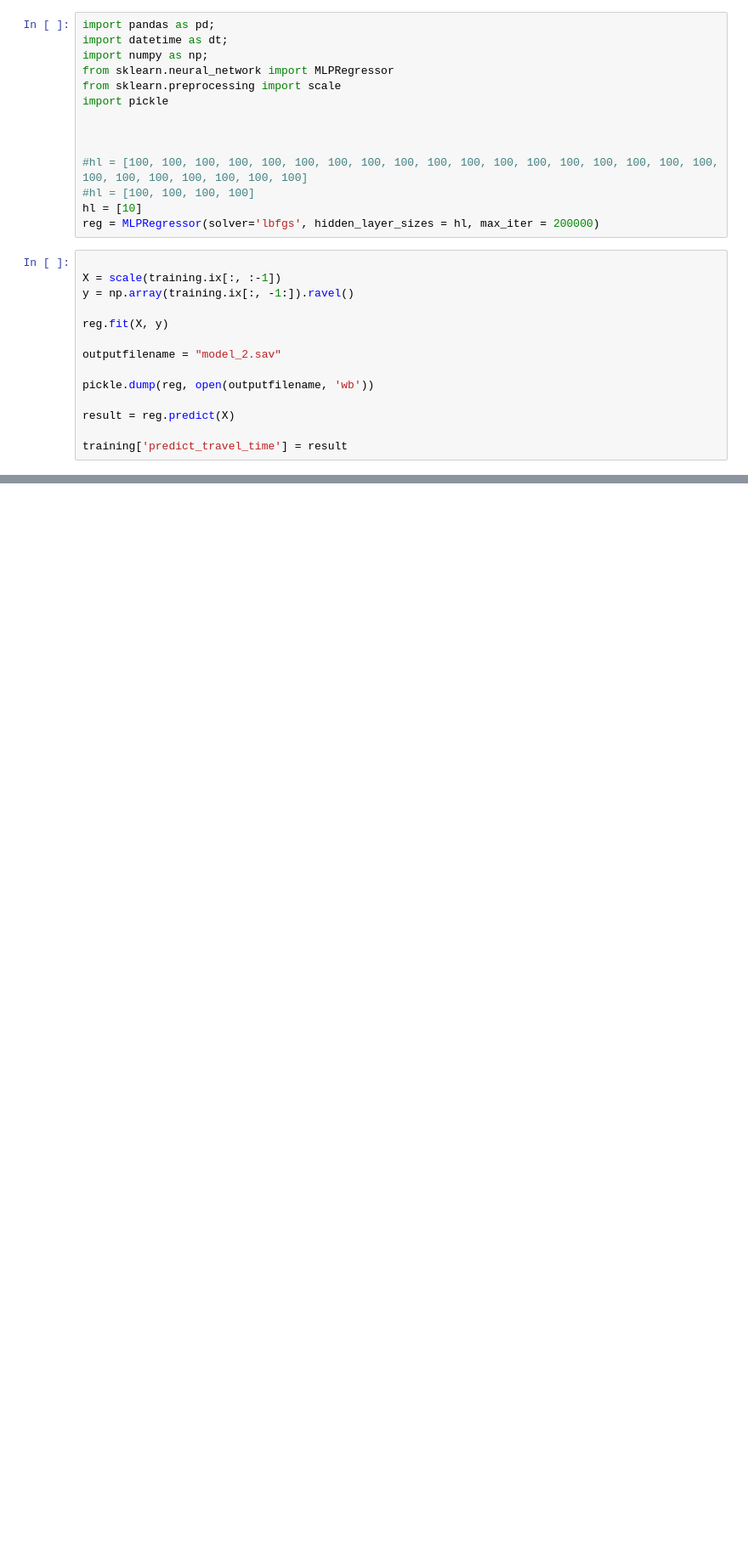
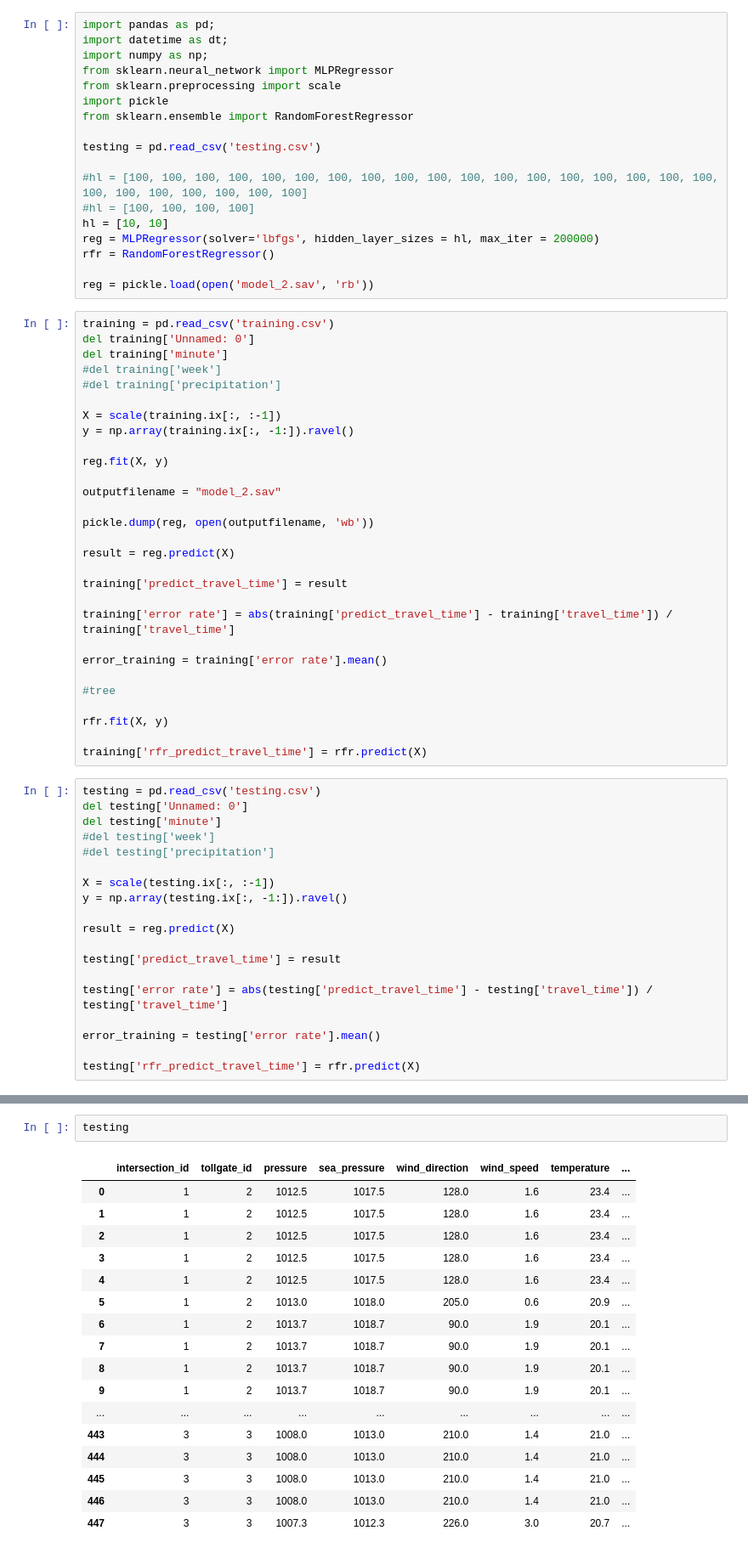
Before and after one commit to ericmina83/KDD-2017, a Jupyter notebook: Combine.ipynb, the cells around one changed output, grey strips where cells are left out. Shown at 85% size. Saved outputs shown, nothing was run; the diff lists cells and outputs as text; blank space fills up the shorter version.

```diff
--- a/Combine.ipynb
+++ b/Combine.ipynb
@@ -5,14 +5,23 @@ import numpy as np;
 from sklearn.neural_network import MLPRegressor
 from sklearn.preprocessing import scale
 import pickle
+from sklearn.ensemble import RandomForestRegressor
 
-
+testing = pd.read_csv('testing.csv')
 
 #hl = [100, 100, 100, 100, 100, 100, 100, 100, 100, 100, 100, 100, 100, 100, 100, 100, 100, 100, 100, 100, 100, 100, 100, 100, 100]
 #hl = [100, 100, 100, 100]
-hl = [10]
+hl = [10, 10]
 reg = MLPRegressor(solver='lbfgs', hidden_layer_sizes = hl, max_iter = 200000)
+rfr = RandomForestRegressor()
+
+reg = pickle.load(open('model_2.sav', 'rb'))
 # %%
+training = pd.read_csv('training.csv')
+del training['Unnamed: 0']
+del training['minute']
+#del training['week']
+#del training['precipitation']
 
 X = scale(training.ix[:, :-1])
 y = np.array(training.ix[:, -1:]).ravel()
@@ -26,4 +35,33 @@ pickle.dump(reg, open(outputfilename, 'wb'))
 result = reg.predict(X)
 
 training['predict_travel_time'] = result
+
+training['error rate'] = abs(training['predict_travel_time'] - training['travel_time']) / training['travel_time']
+
+error_training = training['error rate'].mean()
+
+#tree
+
+rfr.fit(X, y)
+
+training['rfr_predict_travel_time'] = rfr.predict(X)
+# %%
+testing = pd.read_csv('testing.csv')
+del testing['Unnamed: 0']
+del testing['minute']
+#del testing['week']
+#del testing['precipitation']
+
+X = scale(testing.ix[:, :-1])
+y = np.array(testing.ix[:, -1:]).ravel()
+
+result = reg.predict(X)
+
+testing['predict_travel_time'] = result
+
+testing['error rate'] = abs(testing['predict_travel_time'] - testing['travel_time']) / testing['travel_time']
+
+error_training = testing['error rate'].mean()
+
+testing['rfr_predict_travel_time'] = rfr.predict(X)
 # %%
@@ -43,0 +79,20 @@ testing['predict_travel_time'] = result
+# %%
+testing
+# %% [output]
+|  | intersection_id | tollgate_id | pressure | sea_pressure | wind_direction | wind_speed | temperature | ... |
+| 0 | 1 | 2 | 1012.5 | 1017.5 | 128.0 | 1.6 | 23.4 | ... |
+| 1 | 1 | 2 | 1012.5 | 1017.5 | 128.0 | 1.6 | 23.4 | ... |
+| 2 | 1 | 2 | 1012.5 | 1017.5 | 128.0 | 1.6 | 23.4 | ... |
+| 3 | 1 | 2 | 1012.5 | 1017.5 | 128.0 | 1.6 | 23.4 | ... |
+| 4 | 1 | 2 | 1012.5 | 1017.5 | 128.0 | 1.6 | 23.4 | ... |
+| 5 | 1 | 2 | 1013.0 | 1018.0 | 205.0 | 0.6 | 20.9 | ... |
+| 6 | 1 | 2 | 1013.7 | 1018.7 | 90.0 | 1.9 | 20.1 | ... |
+| 7 | 1 | 2 | 1013.7 | 1018.7 | 90.0 | 1.9 | 20.1 | ... |
+| 8 | 1 | 2 | 1013.7 | 1018.7 | 90.0 | 1.9 | 20.1 | ... |
+| 9 | 1 | 2 | 1013.7 | 1018.7 | 90.0 | 1.9 | 20.1 | ... |
+| ... | ... | ... | ... | ... | ... | ... | ... | ... |
+| 443 | 3 | 3 | 1008.0 | 1013.0 | 210.0 | 1.4 | 21.0 | ... |
+| 444 | 3 | 3 | 1008.0 | 1013.0 | 210.0 | 1.4 | 21.0 | ... |
+| 445 | 3 | 3 | 1008.0 | 1013.0 | 210.0 | 1.4 | 21.0 | ... |
+| 446 | 3 | 3 | 1008.0 | 1013.0 | 210.0 | 1.4 | 21.0 | ... |
+| 447 | 3 | 3 | 1007.3 | 1012.3 | 226.0 | 3.0 | 20.7 | ... |
```
Also changed, not shown: parts of 6 cells of this notebook, 7 other files.
